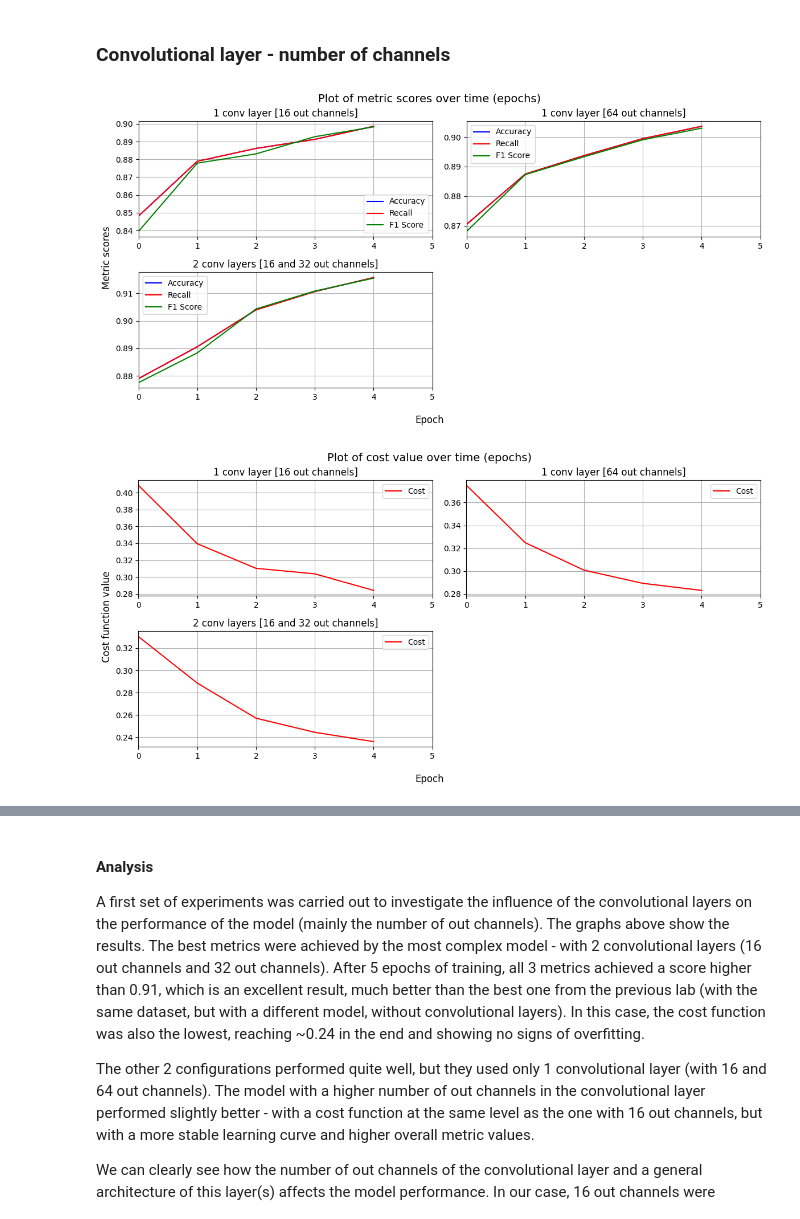
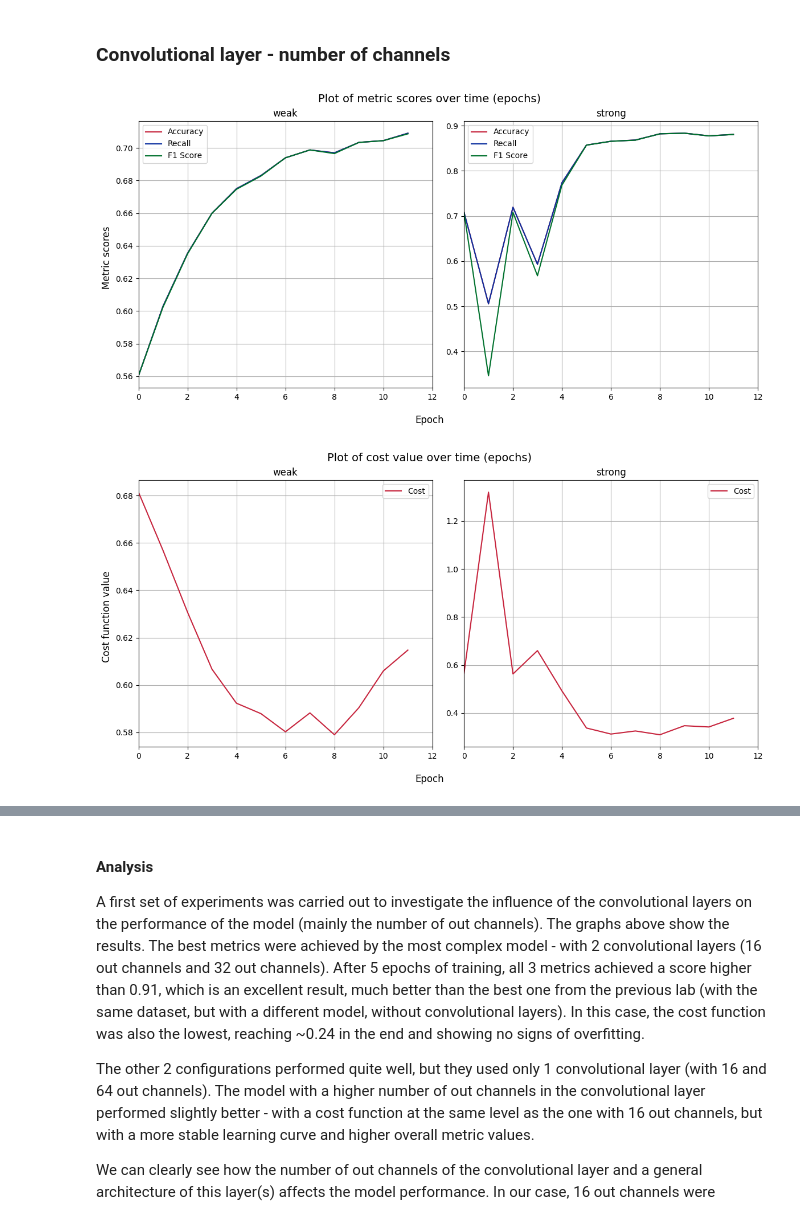
Before and after one commit to Krisenberg/neural-networks, a Jupyter notebook: src/lab_7/recurrent_nn.ipynb, the cells around one changed output, grey strips where cells are left out. Saved outputs shown, nothing was run; the diff lists cells and outputs as text; code cells hidden in the pictures.

Commit message:
Added file after exec on Colab

```diff
--- a/src/lab_7/recurrent_nn.ipynb
+++ b/src/lab_7/recurrent_nn.ipynb
@@ -576,7 +658,7 @@ def parse_results_file(file_path: Path) -> list[Results]:
     return all_results
 # %%
 all_results = parse_results_file(
-    file_path = Path("colab_results.txt")
+    file_path = Path("results.txt")
 )
 
 
@@ -591,38 +673,41 @@ def filter_results(**kwargs) -> Results | None:
     return None
 # %% [markdown]
 ### Convolutional layer - number of channels
-# %%
-results_1 = filter_results(
-    conv_layer_dims=[(1, 16)],
-    conv_kernel_size=3,
-    pooling_window_size=2,
-    train_noise_std=0.0,
-    val_noise_std=0.0
-)
-results_2 = filter_results(
-    conv_layer_dims=[(1, 64)],
-    conv_kernel_size=3,
-    pooling_window_size=2,
-    train_noise_std=0.0,
-    val_noise_std=0.0
-)
-results_3 = filter_results(
-    conv_layer_dims=[(1, 16), (16, 32)],
-    conv_kernel_size=3,
-    pooling_window_size=2,
-    train_noise_std=0.0,
-    val_noise_std=0.0
-)
-
-
-results_with_titles = [
-    (results_1.results, "1 conv layer [16 out channels]"),
-    (results_2.results, "1 conv layer [64 out channels]"),
-    (results_3.results, "2 conv layers [16 and 32 out channels]")
-]
-
-compare_plots(results_with_titles)
-compare_plots(results_with_titles, cost=True)
-# %% [output]
-[figure, removed]
-[figure, removed]
+# %%
+# param_grid_2 = {
+#     "vocabulary_size": [10000],
+#     "rnn_type": [RNNType.RNN, RNNType.LSTM],
+#     "hidden_dim": [32, 64, 128],
+#     "max_seq_len": [10, 20, None],
+#     "embedding_dim": [16, 32, 64],
+#     "bidirectional": [True, False]
+# }
+
+results_1 = filter_results(
+    vocabulary_size=10000,
+    rnn_type=RNNType.RNN,
+    hidden_dim=32,
+    max_seq_len=10,
+    embedding_dim=16,
+    bidirectional=False
+)
+results_2 = filter_results(
+    vocabulary_size=10000,
+    rnn_type=RNNType.LSTM,
+    hidden_dim=128,
+    max_seq_len=None,
+    embedding_dim=64,
+    bidirectional=True
+)
+
+
+results_with_titles = [
+    (results_1.results, "weak"),
+    (results_2.results, "strong"),
+]
+
+compare_plots(results_with_titles)
+compare_plots(results_with_titles, cost=True)
+# %% [output]
+[figure, added]
+[figure, added]
```
Also changed, not shown: parts of 12 cells of this notebook, 2 other files.
